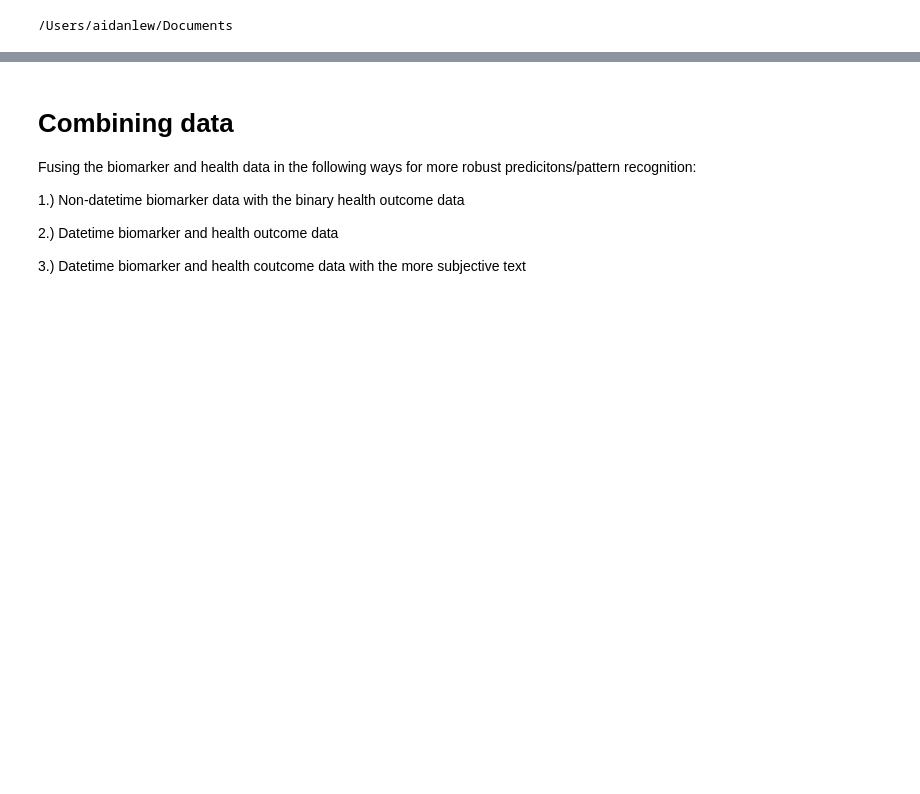
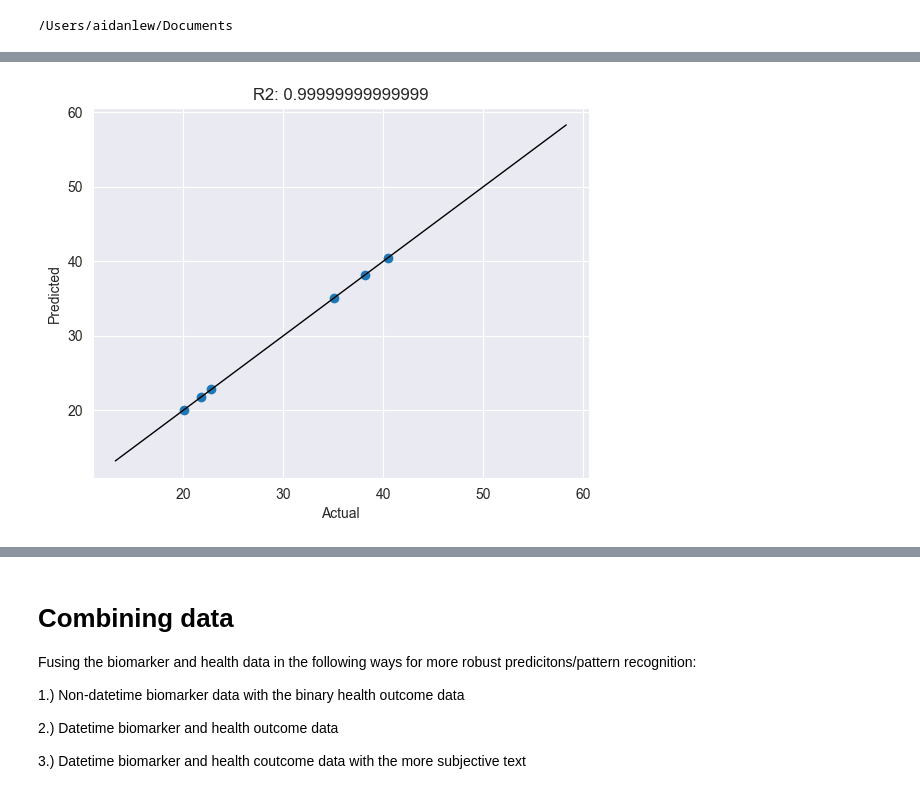
Before and after one commit to aidan-lew/monkey_health, a Jupyter notebook: B_monkeys.ipynb, the cells around one changed output, grey strips where cells are left out. Saved outputs shown, nothing was run; the diff lists cells and outputs as text; code cells hidden in the pictures; blank space fills up the shorter version.

```diff
--- a/B_monkeys.ipynb
+++ b/B_monkeys.ipynb
@@ -69,0 +190,6 @@ def parser(x):
+# %%
+single_minbio_df = minbio_monkey_df.copy()
+single_minbio_df = single_minbio_df[single_minbio_df['ID'] == '2046']
+single_minbio_df.set_index(['ID'])
+#single_minbio_df.reset_index()
+single_minbio_df.head()
@@ -69,0 +303,13 @@ def parser(x):
+# %%
+from sklearn.metrics import r2_score
+#Predict the test Lymphocyte percentages
+
+sreg_a = model7.predict(sreg_X_validation)
+print(len(sreg_a),
+     )
+sreg_a_df = pd.DataFrame(sreg_a)
+print(sreg_a_df)
+print(sreg_y_validation)
+
+#r2 is the best metric for accuracy of predictions with continuous data
+print('The r2 score for the model is:',r2_score(sreg_y_validation, sreg_a_df))
@@ -69,0 +333,27 @@ def parser(x):
+# %%
+# Plot the predictions vs. actual with the R2 score
+
+fig, ax = plt.subplots()
+ax.scatter(sreg_y_validation, sreg_a_df)
+
+
+ax.plot([sreg_y.min(), sreg_y.max()], [sreg_y.min(), sreg_y.max()],
+        'k-',
+        linewidth=1,
+        markersize=120
+)
+
+ax.set_xlabel('Actual')
+ax.set_ylabel('Predicted')
+#regression line
+#single_y_validation, single_a_df = single_y_validation.reshape(-1,1), single_a_df.reshape(-1,1)
+#ax.plot(single_y_validation, LinearRegression().fit(single_y_validation, single_a_df).predict(single_y_validation))
+
+
+
+ax.set_title('R2: ' + str(r2_score(sreg_y_validation, sreg_a_df)))
+
+
+plt.show()
+# %% [output]
+[figure, added]
```
Also changed, not shown: parts of 35 cells of this notebook.
